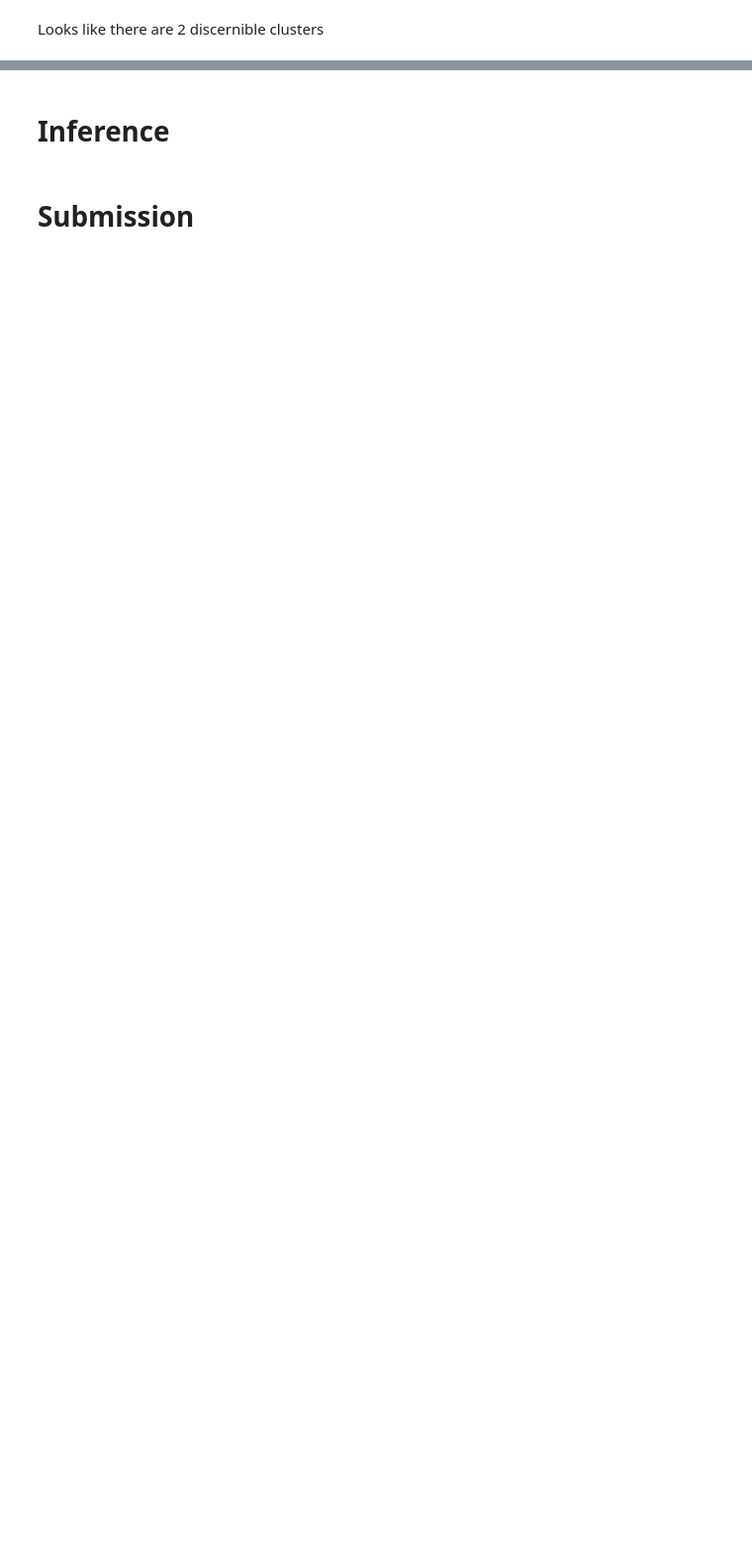
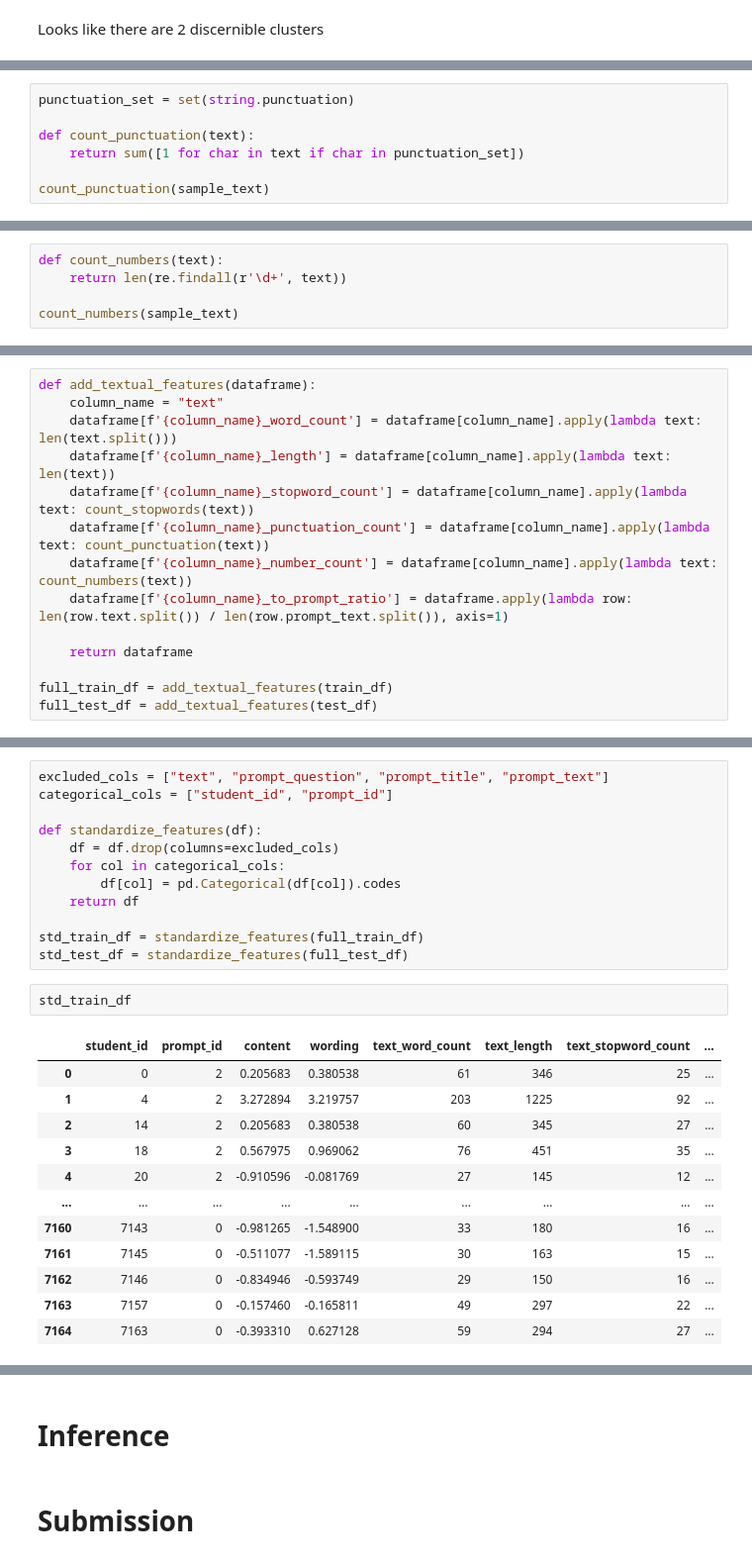
Before and after one commit to programmer-ke/commonlit-student-summaries, a Jupyter notebook: baseline-decision-trees.ipynb, the cells around one changed output, grey strips where cells are left out. Shown at 99% size. Cells and saved outputs as stored; diff of their text form; blank space fills up the shorter version.

```diff
--- a/baseline-decision-trees.ipynb
+++ b/baseline-decision-trees.ipynb
@@ -116,0 +146,7 @@ Some basic feature engineering on the summary texts.
+# %%
+punctuation_set = set(string.punctuation)
+
+def count_punctuation(text):
+    return sum([1 for char in text if char in punctuation_set])
+
+count_punctuation(sample_text)
@@ -116,0 +155,5 @@ Some basic feature engineering on the summary texts.
+# %%
+def count_numbers(text):
+    return len(re.findall(r'\d+', text))
+
+count_numbers(sample_text)
@@ -116,0 +162,14 @@ Some basic feature engineering on the summary texts.
+# %%
+def add_textual_features(dataframe):
+    column_name = "text"
+    dataframe[f'{column_name}_word_count'] = dataframe[column_name].apply(lambda text: len(text.split()))
+    dataframe[f'{column_name}_length'] = dataframe[column_name].apply(lambda text: len(text))
+    dataframe[f'{column_name}_stopword_count'] = dataframe[column_name].apply(lambda text: count_stopwords(text))
+    dataframe[f'{column_name}_punctuation_count'] = dataframe[column_name].apply(lambda text: count_punctuation(text))
+    dataframe[f'{column_name}_number_count'] = dataframe[column_name].apply(lambda text: count_numbers(text))
+    dataframe[f'{column_name}_to_prompt_ratio'] = dataframe.apply(lambda row: len(row.text.split()) / len(row.prompt_text.split()), axis=1)
+
+    return dataframe
+
+full_train_df = add_textual_features(train_df)
+full_test_df = add_textual_features(test_df)
@@ -116,0 +215,27 @@ Some basic feature engineering on the summary texts.
+# %%
+excluded_cols = ["text", "prompt_question", "prompt_title", "prompt_text"]
+categorical_cols = ["student_id", "prompt_id"]
+
+def standardize_features(df):
+    df = df.drop(columns=excluded_cols)
+    for col in categorical_cols:
+        df[col] = pd.Categorical(df[col]).codes
+    return df
+
+std_train_df = standardize_features(full_train_df)
+std_test_df = standardize_features(full_test_df)
+# %%
+std_train_df
+# %% [output]
+|  | student_id | prompt_id | content | wording | text_word_count | text_length | text_stopword_count | ... |
+| 0 | 0 | 2 | 0.205683 | 0.380538 | 61 | 346 | 25 | ... |
+| 1 | 4 | 2 | 3.272894 | 3.219757 | 203 | 1225 | 92 | ... |
+| 2 | 14 | 2 | 0.205683 | 0.380538 | 60 | 345 | 27 | ... |
+| 3 | 18 | 2 | 0.567975 | 0.969062 | 76 | 451 | 35 | ... |
+| 4 | 20 | 2 | -0.910596 | -0.081769 | 27 | 145 | 12 | ... |
+| ... | ... | ... | ... | ... | ... | ... | ... | ... |
+| 7160 | 7143 | 0 | -0.981265 | -1.548900 | 33 | 180 | 16 | ... |
+| 7161 | 7145 | 0 | -0.511077 | -1.589115 | 30 | 163 | 15 | ... |
+| 7162 | 7146 | 0 | -0.834946 | -0.593749 | 29 | 150 | 16 | ... |
+| 7163 | 7157 | 0 | -0.157460 | -0.165811 | 49 | 297 | 22 | ... |
+| 7164 | 7163 | 0 | -0.393310 | 0.627128 | 59 | 294 | 27 | ... |
```
Also changed, not shown: parts of 30 cells of this notebook.
